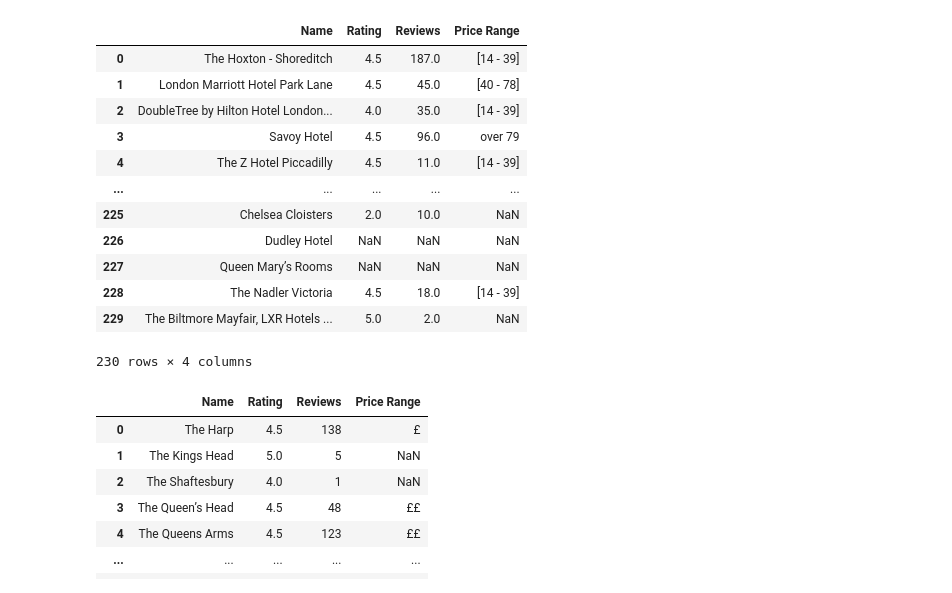
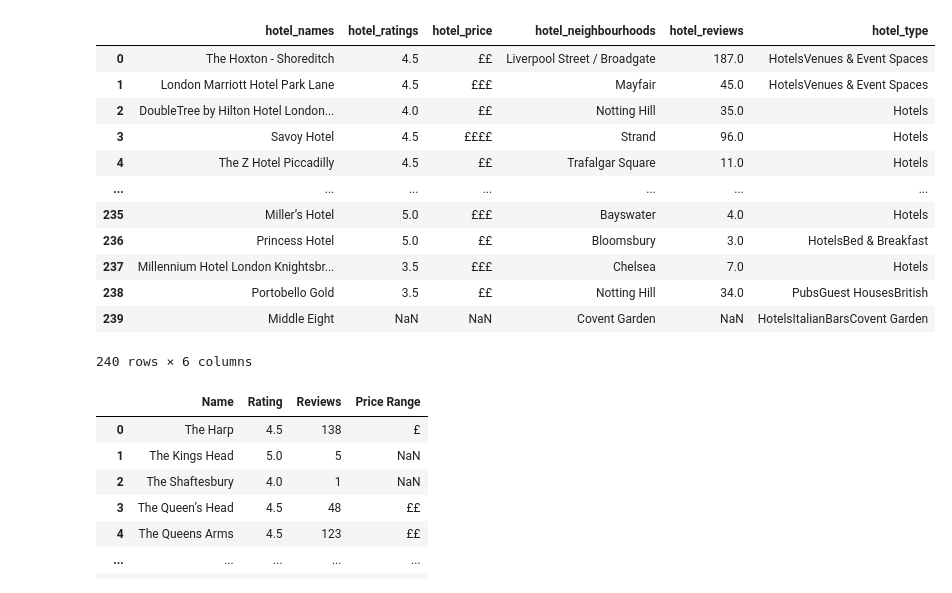
Before and after one commit to Kingsley-opoku/King_Ritthuja, a Jupyter notebook: file_open.ipynb, the cells around one changed output. Cells and saved outputs as stored; diff of their text form; code cells hidden in the pictures.

```diff
--- a/file_open.ipynb
+++ b/file_open.ipynb
@@ -3,20 +3,20 @@ import pandas as pd
 import matplotlib.pyplot as plt
 import plotly.express as px
 # %%
-data2 = pd.read_csv('C:\\Users\\ritth\\code\\Strive\\Streamlit_project\\hotels_data.csv')
+data2 = pd.read_csv('C:\\Users\\ritth\\code\\Strive\\King_Ritthuja\\hotels_data.csv')
 data2
 # %% [output]
-|  | Name | Rating | Reviews | Price Range |
-| 0 | The Hoxton - Shoreditch | 4.5 | 187.0 | [14 - 39] |
-| 1 | London Marriott Hotel Park Lane | 4.5 | 45.0 | [40 - 78] |
-| 2 | DoubleTree by Hilton Hotel London... | 4.0 | 35.0 | [14 - 39] |
-| 3 | Savoy Hotel | 4.5 | 96.0 | over 79 |
-| 4 | The Z Hotel Piccadilly | 4.5 | 11.0 | [14 - 39] |
-| ... | ... | ... | ... | ... |
-| 225 | Chelsea Cloisters | 2.0 | 10.0 | NaN |
-| 226 | Dudley Hotel | NaN | NaN | NaN |
-| 227 | Queen Mary’s Rooms | NaN | NaN | NaN |
-| 228 | The Nadler Victoria | 4.5 | 18.0 | [14 - 39] |
-| 229 | The Biltmore Mayfair, LXR Hotels ... | 5.0 | 2.0 | NaN |
+|  | hotel_names | hotel_ratings | hotel_price | hotel_neighbourhoods | hotel_reviews | hotel_type |
+| 0 | The Hoxton - Shoreditch | 4.5 | ££ | Liverpool Street / Broadgate | 187.0 | HotelsVenues & Event Spaces |
+| 1 | London Marriott Hotel Park Lane | 4.5 | £££ | Mayfair | 45.0 | HotelsVenues & Event Spaces |
+| 2 | DoubleTree by Hilton Hotel London... | 4.0 | ££ | Notting Hill | 35.0 | Hotels |
+| 3 | Savoy Hotel | 4.5 | ££££ | Strand | 96.0 | Hotels |
+| 4 | The Z Hotel Piccadilly | 4.5 | ££ | Trafalgar Square | 11.0 | Hotels |
+| ... | ... | ... | ... | ... | ... | ... |
+| 235 | Miller’s Hotel | 5.0 | £££ | Bayswater | 4.0 | Hotels |
+| 236 | Princess Hotel | 5.0 | ££ | Bloomsbury | 3.0 | HotelsBed & Breakfast |
+| 237 | Millennium Hotel London Knightsbr... | 3.5 | £££ | Chelsea | 7.0 | Hotels |
+| 238 | Portobello Gold | 3.5 | ££ | Notting Hill | 34.0 | PubsGuest HousesBritish |
+| 239 | Middle Eight | NaN | NaN | Covent Garden | NaN | HotelsItalianBarsCovent Garden |
-230 rows × 4 columns
+240 rows × 6 columns
 # %%
```
Also changed, not shown: parts of 2 cells of this notebook, 3 other files.
